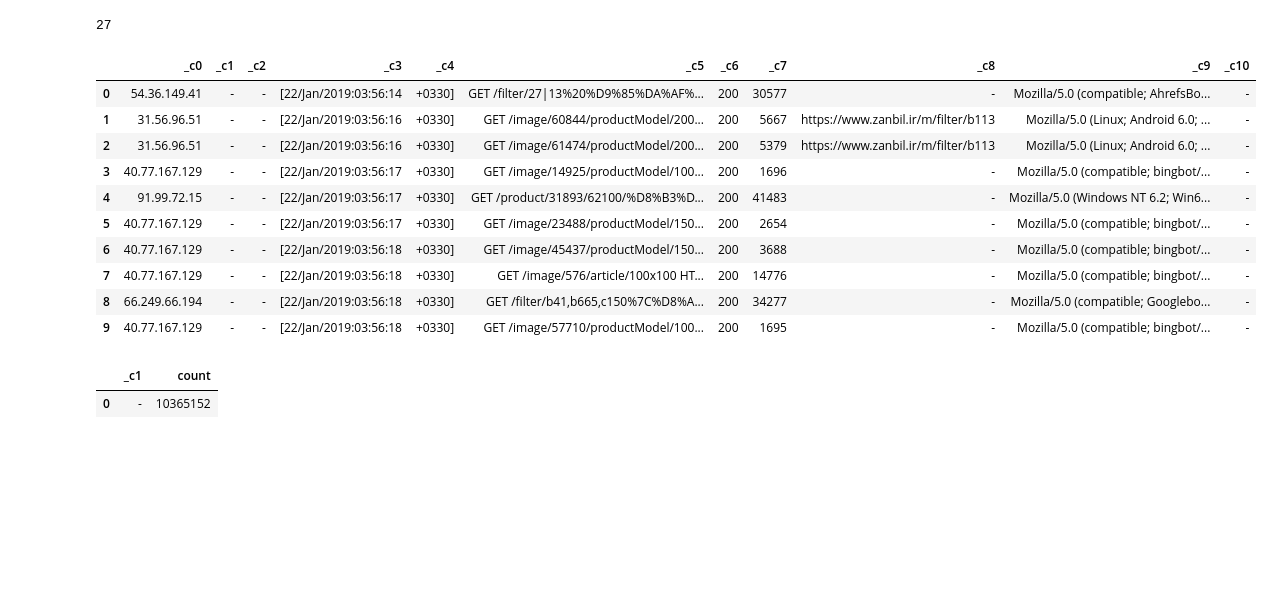
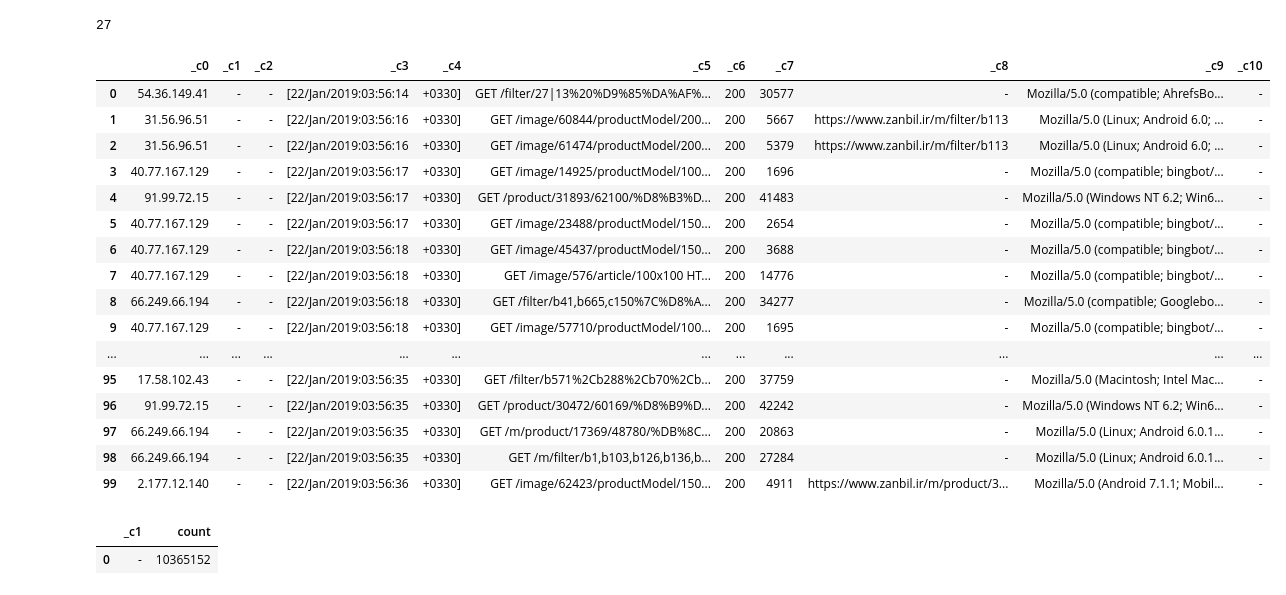
Before and after one commit to Robstei/zugriffsdaten_apache_spark, a Jupyter notebook: index.ipynb, the cells around one changed output. Cells and saved outputs as stored; diff of their text form; code cells hidden in the pictures; blank space fills up the shorter version.

```diff
--- a/index.ipynb
+++ b/index.ipynb
@@ -11,7 +11,8 @@ import pyspark
 import pandas as pd
 from pyspark.sql.functions import *
 
-spark = pyspark.sql.SparkSession.builder.appName("main") \
+spark = pyspark.sql.SparkSession.builder \
+  .appName("main") \
   .master("spark://localhost:7077") \
   .getOrCreate()
 
@@ -37,19 +48,25 @@ raw_df.rdd.getNumPartitions()
 old_value = pd.get_option("display.max_colwidth")
 pd.set_option("display.max_colwidth", None)
 # %%
-raw_df.limit(10).toPandas()
+raw_df.limit(100).toPandas()
 # %% [output]
 |  | _c0 | _c1 | _c2 | _c3 | _c4 | _c5 | _c6 | _c7 | _c8 | _c9 | _c10 |
 | 0 | 54.36.149.41 | - | - | [22/Jan/2019:03:56:14 | +0330] | GET /filter/27|13%20%D9%85%DA%AF%... | 200 | 30577 | - | Mozilla/5.0 (compatible; AhrefsBo... | - |
 | 1 | 31.56.96.51 | - | - | [22/Jan/2019:03:56:16 | +0330] | GET /image/60844/productModel/200... | 200 | 5667 | https://www.zanbil.ir/m/filter/b113 | Mozilla/5.0 (Linux; Android 6.0; ... | - |
 | 2 | 31.56.96.51 | - | - | [22/Jan/2019:03:56:16 | +0330] | GET /image/61474/productModel/200... | 200 | 5379 | https://www.zanbil.ir/m/filter/b113 | Mozilla/5.0 (Linux; Android 6.0; ... | - |
 | 3 | 40.77.167.129 | - | - | [22/Jan/2019:03:56:17 | +0330] | GET /image/14925/productModel/100... | 200 | 1696 | - | Mozilla/5.0 (compatible; bingbot/... | - |
 | 4 | 91.99.72.15 | - | - | [22/Jan/2019:03:56:17 | +0330] | GET /product/31893/62100/%D8%B3%D... | 200 | 41483 | - | Mozilla/5.0 (Windows NT 6.2; Win6... | - |
 | 5 | 40.77.167.129 | - | - | [22/Jan/2019:03:56:17 | +0330] | GET /image/23488/productModel/150... | 200 | 2654 | - | Mozilla/5.0 (compatible; bingbot/... | - |
 | 6 | 40.77.167.129 | - | - | [22/Jan/2019:03:56:18 | +0330] | GET /image/45437/productModel/150... | 200 | 3688 | - | Mozilla/5.0 (compatible; bingbot/... | - |
 | 7 | 40.77.167.129 | - | - | [22/Jan/2019:03:56:18 | +0330] | GET /image/576/article/100x100 HT... | 200 | 14776 | - | Mozilla/5.0 (compatible; bingbot/... | - |
 | 8 | 66.249.66.194 | - | - | [22/Jan/2019:03:56:18 | +0330] | GET /filter/b41,b665,c150%7C%D8%A... | 200 | 34277 | - | Mozilla/5.0 (compatible; Googlebo... | - |
 | 9 | 40.77.167.129 | - | - | [22/Jan/2019:03:56:18 | +0330] | GET /image/57710/productModel/100... | 200 | 1695 | - | Mozilla/5.0 (compatible; bingbot/... | - |
+| ... | ... | ... | ... | ... | ... | ... | ... | ... | ... | ... | ... |
+| 95 | 17.58.102.43 | - | - | [22/Jan/2019:03:56:35 | +0330] | GET /filter/b571%2Cb288%2Cb70%2Cb... | 200 | 37759 | - | Mozilla/5.0 (Macintosh; Intel Mac... | - |
+| 96 | 91.99.72.15 | - | - | [22/Jan/2019:03:56:35 | +0330] | GET /product/30472/60169/%D8%B9%D... | 200 | 42242 | - | Mozilla/5.0 (Windows NT 6.2; Win6... | - |
+| 97 | 66.249.66.194 | - | - | [22/Jan/2019:03:56:35 | +0330] | GET /m/product/17369/48780/%DB%8C... | 200 | 20863 | - | Mozilla/5.0 (Linux; Android 6.0.1... | - |
+| 98 | 66.249.66.194 | - | - | [22/Jan/2019:03:56:35 | +0330] | GET /m/filter/b1,b103,b126,b136,b... | 200 | 27284 | - | Mozilla/5.0 (Linux; Android 6.0.1... | - |
+| 99 | 2.177.12.140 | - | - | [22/Jan/2019:03:56:36 | +0330] | GET /image/62423/productModel/150... | 200 | 4911 | https://www.zanbil.ir/m/product/3... | Mozilla/5.0 (Android 7.1.1; Mobil... | - |
 # %%
 pd.set_option("display.max_colwidth", old_value)
 # %%
```
Also changed, not shown: parts of 12 cells of this notebook.
